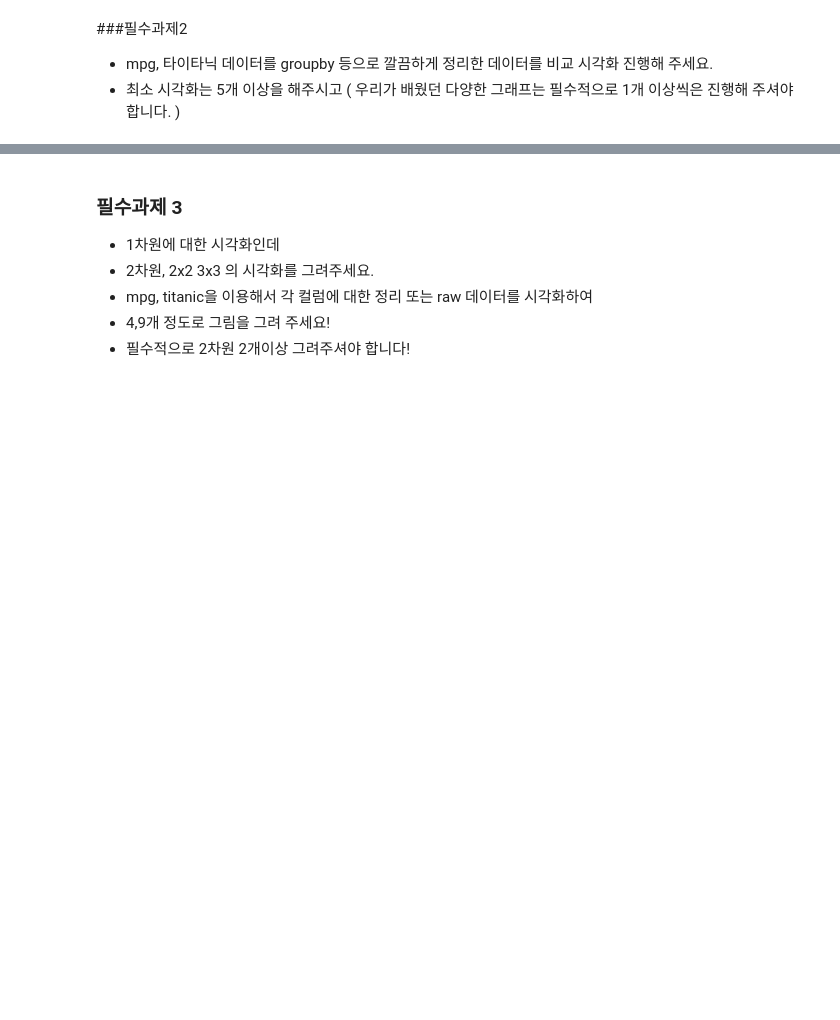
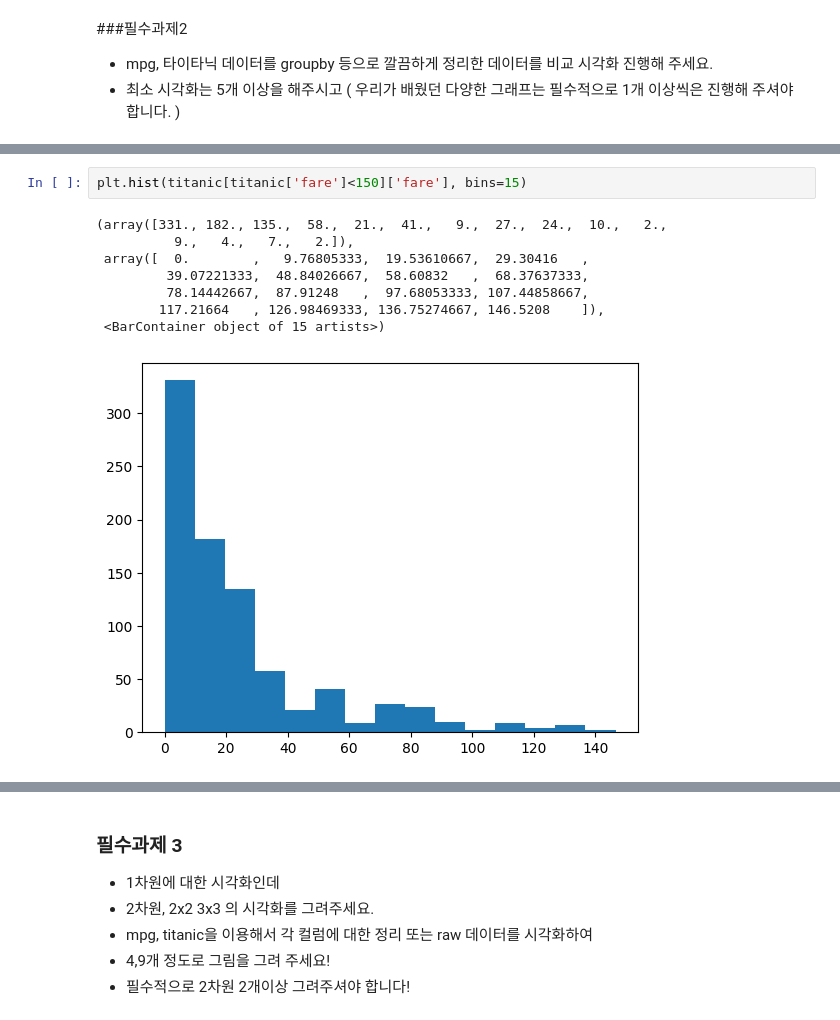
Before and after one commit to seon0415/BDA, a Jupyter notebook: 박서연29_0409_필수과제.ipynb, the cells around one changed output, grey strips where cells are left out. Cells and saved outputs as stored; diff of their text form; blank space fills up the shorter version.

```diff
--- a/박서연29_0409_필수과제.ipynb
+++ b/박서연29_0409_필수과제.ipynb
@@ -10,0 +74,11 @@
+# %%
+plt.hist(titanic[titanic['fare']<150]['fare'], bins=15)
+# %% [output]
+(array([331., 182., 135.,  58.,  21.,  41.,   9.,  27.,  24.,  10.,   2.,
+          9.,   4.,   7.,   2.]),
+ array([  0.        ,   9.76805333,  19.53610667,  29.30416   ,
+         39.07221333,  48.84026667,  58.60832   ,  68.37637333,
+         78.14442667,  87.91248   ,  97.68053333, 107.44858667,
+        117.21664   , 126.98469333, 136.75274667, 146.5208    ]),
+ <BarContainer object of 15 artists>)
+[figure, added]
```
Also changed, not shown: parts of 24 cells of this notebook.
